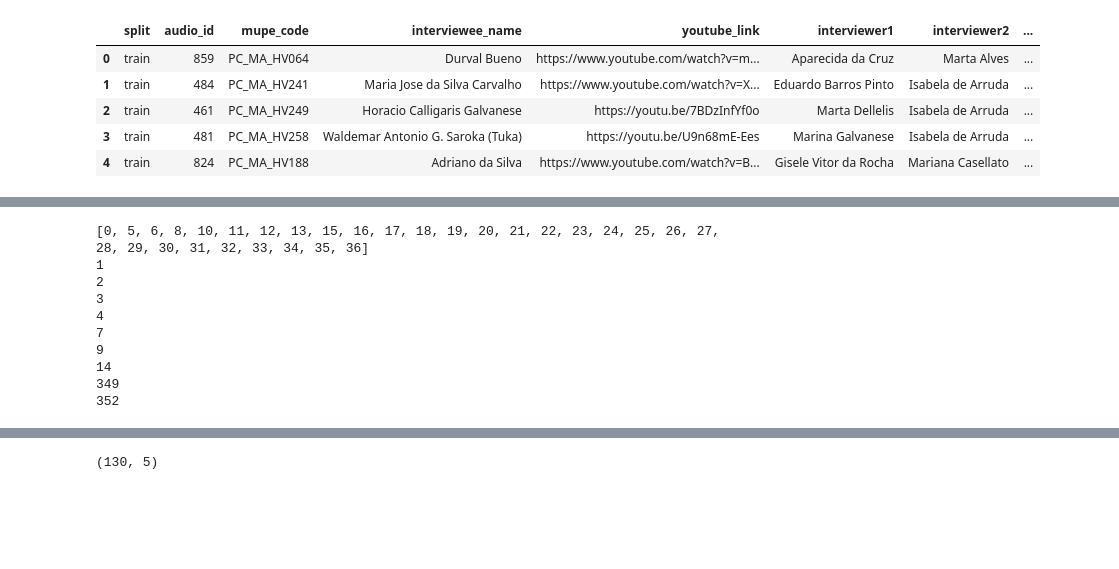
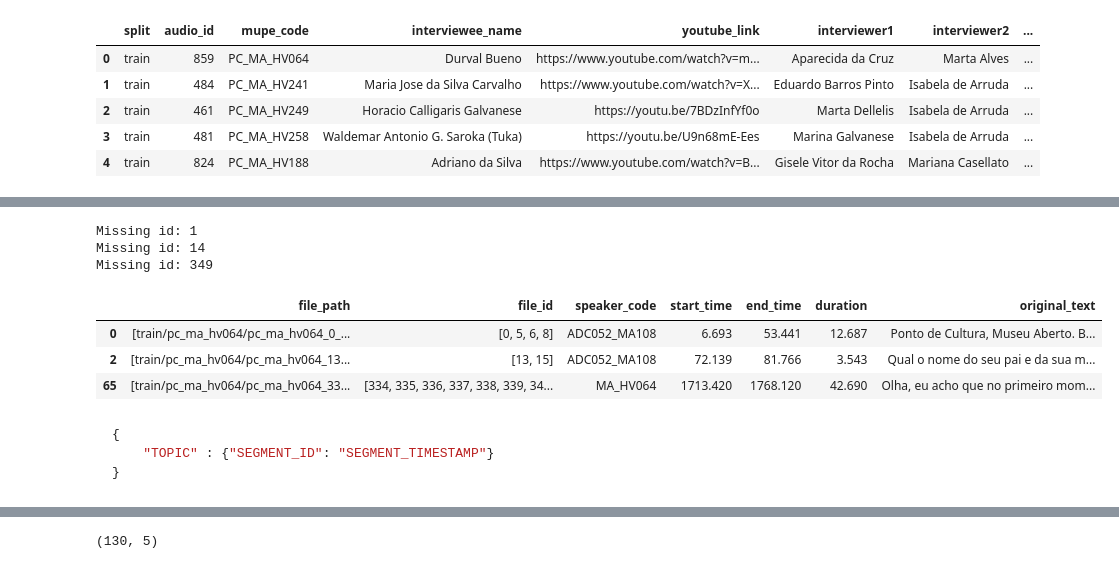
Before and after one commit to antonioMoreira/my-masters-degree, a Jupyter notebook: notebooks/mupe-dataset.ipynb, the cells around one changed output, grey strips where cells are left out. Cells and saved outputs as stored; diff of their text form; code cells hidden in the pictures; blank space fills up the shorter version.

````diff
--- a/notebooks/mupe-dataset.ipynb
+++ b/notebooks/mupe-dataset.ipynb
@@ -299,30 +322,23 @@ Name: count, dtype: int64
-# %%
-aux = 0
-
-name_wav_pattern = re.compile(r'pc_ma_hv064_(?P<counter>\d+)_')
-l = []
-
-for p in mupe_train_859['file_path']:
-    file_name = p.split('/')[-1]
-    match = name_wav_pattern.match(file_name)
-    if match:
-        counter = int(match.group('counter'))
-        # print(f"Matched: {file_name} with counter {match.group('counter')}")
-        l.append(counter)
-
-print(l[:30])
-
-for i in range(len(l)):
-    if i not in l:
-        print(i)
-# %% [output]
-[0, 5, 6, 8, 10, 11, 12, 13, 15, 16, 17, 18, 19, 20, 21, 22, 23, 24, 25, 26, 27, 28, 29, 30, 31, 32, 33, 34, 35, 36]
-1
-2
-3
-4
-7
-9
-14
-349
-352
+# %%
+def has_missing_ids(ids:List[int]) -> bool:
+    for i in range(ids[0], ids[-1]+1):
+        if i not in ids:
+            print(f"Missing id: {i}")
+            return True
+    return False
+
+df_agg[df_agg['file_id'].apply(has_missing_ids)]
+# %% [output]
+Missing id: 1
+Missing id: 14
+Missing id: 349
+|  | file_path | file_id | speaker_code | start_time | end_time | duration | original_text |
+| 0 | [train/pc_ma_hv064/pc_ma_hv064_0_... | [0, 5, 6, 8] | ADC052_MA108 | 6.693 | 53.441 | 12.687 | Ponto de Cultura, Museu Aberto. B... |
+| 2 | [train/pc_ma_hv064/pc_ma_hv064_13... | [13, 15] | ADC052_MA108 | 72.139 | 81.766 | 3.543 | Qual o nome do seu pai e da sua m... |
+| 65 | [train/pc_ma_hv064/pc_ma_hv064_33... | [334, 335, 336, 337, 338, 339, 34... | MA_HV064 | 1713.420 | 1768.120 | 42.690 | Olha, eu acho que no primeiro mom... |
+# %% [markdown]
+```python
+{
+    "TOPIC" : {"SEGMENT_ID": "SEGMENT_TIMESTAMP"}
+}
+```
````
Also changed, not shown: parts of 24 cells of this notebook, 6 other files.
